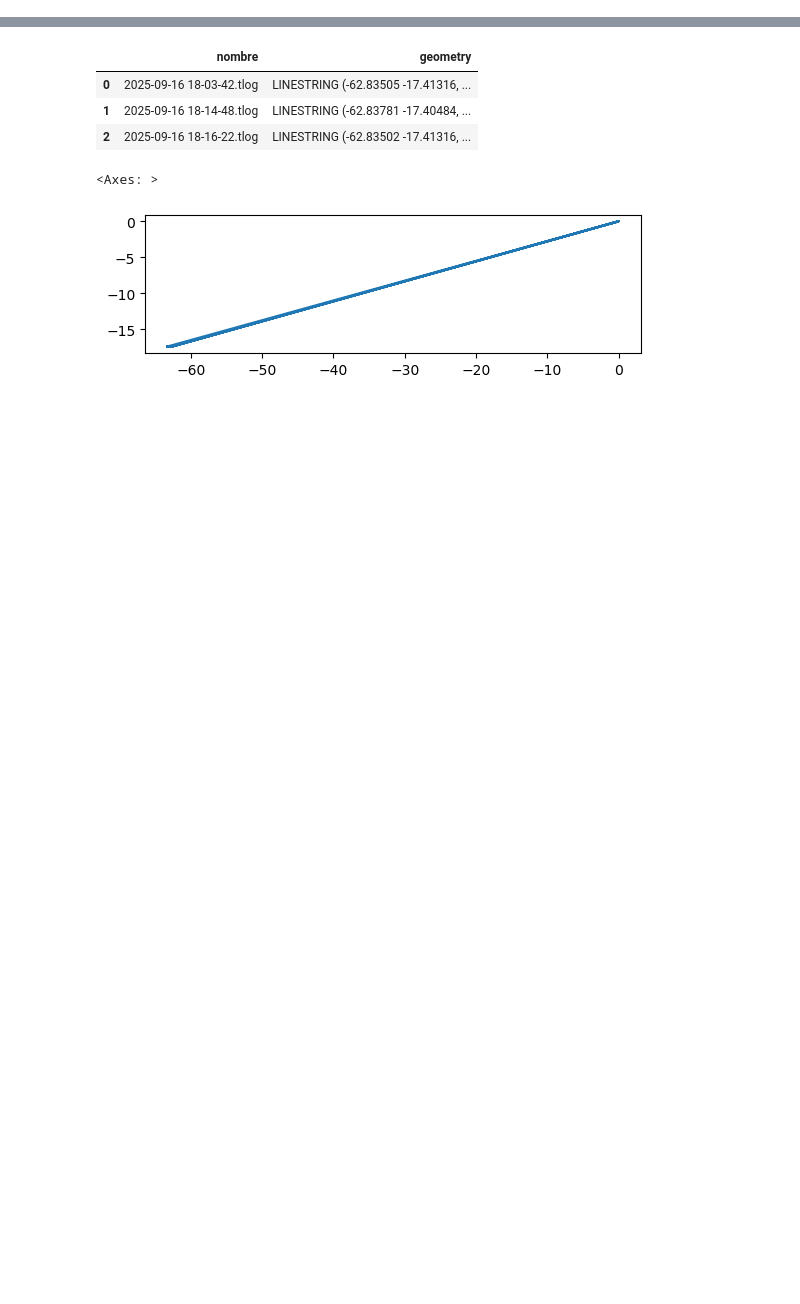
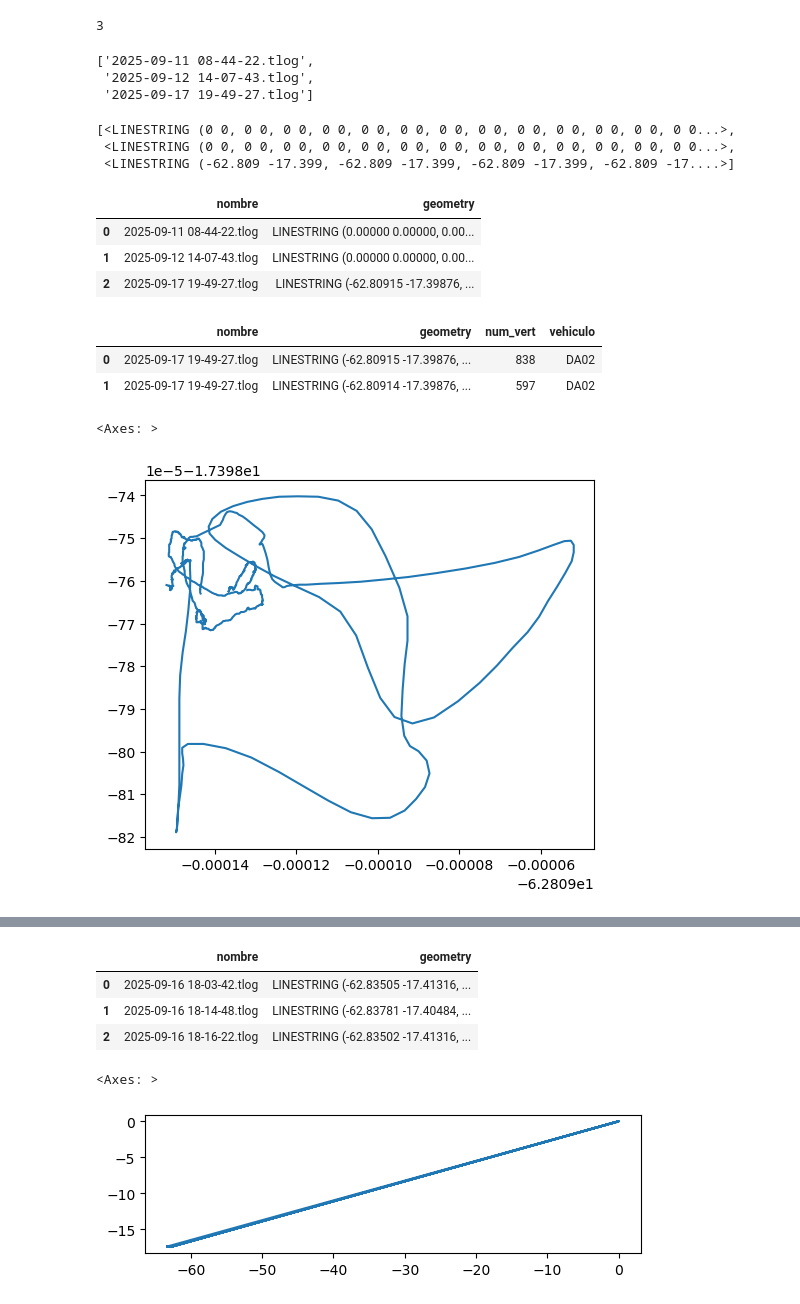
Before and after one commit to bismarksr17/utea_scripts, a Jupyter notebook: drones_tricho/00_procesar_recorridos.ipynb, the cells around one changed output, grey strips where cells are left out. Drawn from its saved outputs; the diff is of its cells as text; code cells hidden in the pictures; blank space fills up the shorter version.

```diff
--- a/drones_tricho/00_procesar_recorridos.ipynb
+++ b/drones_tricho/00_procesar_recorridos.ipynb
@@ -30,0 +51,12 @@ len(contenido)
+# %%
+# Filtrar la lista 'contenido' para excluir elementos que están en la columna 'nombre' del GeoDataFrame
+contenido_filtrado = [item for item in contenido if item not in gdf_rec['nombre'].values]
+len(contenido_filtrado)
+# %% [output]
+3
+# %%
+contenido_filtrado
+# %% [output]
+['2025-09-11 08-44-22.tlog',
+ '2025-09-12 14-07-43.tlog',
+ '2025-09-17 19-49-27.tlog']
@@ -30,0 +94,64 @@ len(contenido)
+# %%
+lineas, names = leer_logs(contenido_filtrado)
+lineas
+# %% [output]
+[<LINESTRING (0 0, 0 0, 0 0, 0 0, 0 0, 0 0, 0 0, 0 0, 0 0, 0 0, 0 0, 0 0, 0 0...>,
+ <LINESTRING (0 0, 0 0, 0 0, 0 0, 0 0, 0 0, 0 0, 0 0, 0 0, 0 0, 0 0, 0 0, 0 0...>,
+ <LINESTRING (-62.809 -17.399, -62.809 -17.399, -62.809 -17.399, -62.809 -17....>]
+# %%
+# Crear un GeoDataFrame con los LineStrings y sus nombres
+gdf_lines = gpd.GeoDataFrame({'nombre': names, 'geometry': lineas}, crs="EPSG:4326")
+gdf_lines.head(3)
+# %% [output]
+|  | nombre | geometry |
+| 0 | 2025-09-11 08-44-22.tlog | LINESTRING (0.00000 0.00000, 0.00... |
+| 1 | 2025-09-12 14-07-43.tlog | LINESTRING (0.00000 0.00000, 0.00... |
+| 2 | 2025-09-17 19-49-27.tlog | LINESTRING (-62.80915 -17.39876, ... |
+# %%
+# Función para contar la cantidad de coordenadas en una geometría de tipo LINESTRING
+def contar_coordenadas(linea):
+    return len(linea.coords)
+
+# Función para dividir y limpiar las líneas
+def dividir_y_limpiar_linea(linea):
+    puntos = list(linea.coords)
+    nuevas_lineas = []
+    nueva_linea = []
+
+    for punto in puntos:
+        if punto != (0, 0):
+            nueva_linea.append(punto)
+        else:
+            if nueva_linea:
+                nuevas_lineas.append(LineString(nueva_linea))
+                nueva_linea = []
+
+    if nueva_linea:
+        nuevas_lineas.append(LineString(nueva_linea))
+
+    return nuevas_lineas
+# %%
+# Crear una lista para las nuevas líneas y nombres
+nuevas_lineas = []
+nuevos_nombres = []
+for idx, row in gdf_lines.iterrows():
+    lineas_divididas = dividir_y_limpiar_linea(row.geometry)
+    for linea in lineas_divididas:
+        nuevas_lineas.append(linea)
+        nuevos_nombres.append(row['nombre'])
+# %%
+# Crear un nuevo GeoDataFrame con las nuevas líneas
+gdf_lines = gpd.GeoDataFrame({'nombre': nuevos_nombres, 'geometry': nuevas_lineas}, crs="EPSG:4326")
+# %%
+gdf_lines['num_vert'] = gdf_lines['geometry'].apply(contar_coordenadas)
+gdf_lines['vehiculo'] = vehiculo
+gdf_lines.head(3)
+# %% [output]
+|  | nombre | geometry | num_vert | vehiculo |
+| 0 | 2025-09-17 19-49-27.tlog | LINESTRING (-62.80915 -17.39876, ... | 838 | DA02 |
+| 1 | 2025-09-17 19-49-27.tlog | LINESTRING (-62.80914 -17.39876, ... | 597 | DA02 |
+# %%
+gdf_lines.plot()
+# %% [output]
+<Axes: >
+[figure, added]
```
Also changed, not shown: parts of 23 cells of this notebook, 1 other file.
